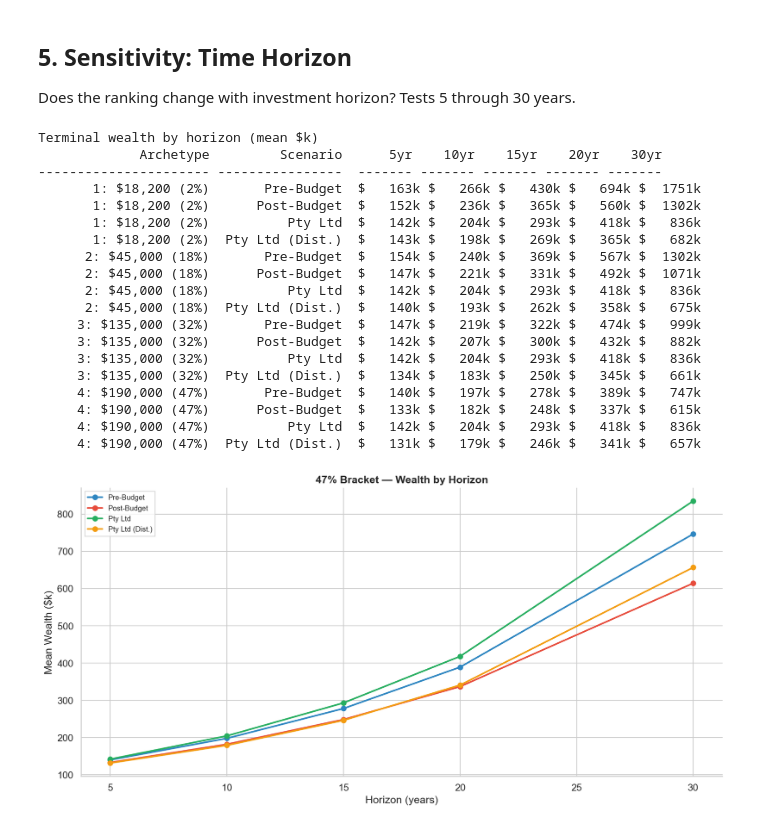
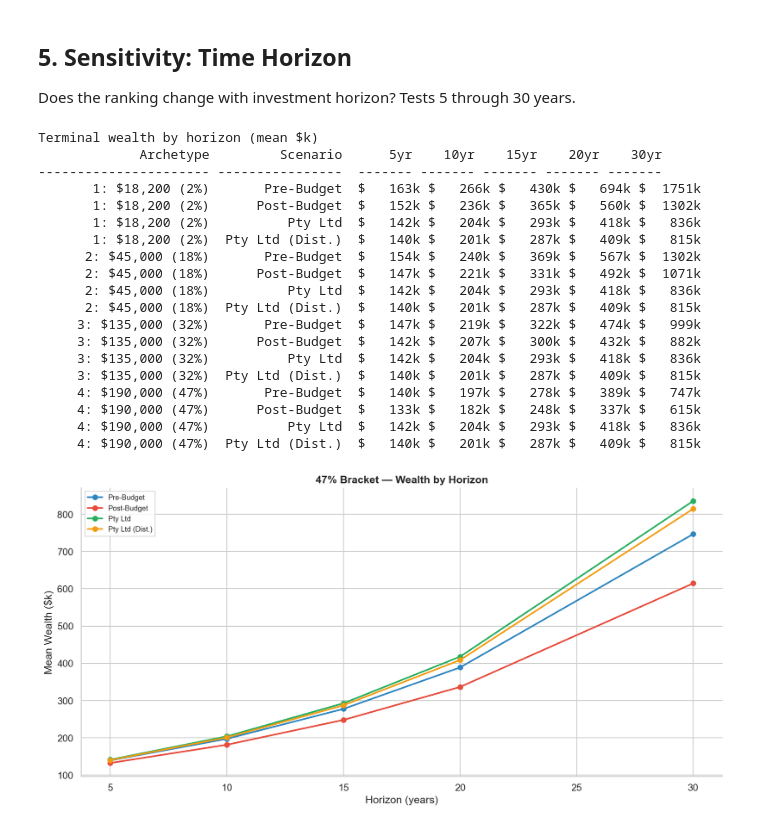
Before and after one commit to shanehull/structuring-scenarios, a Jupyter notebook: scenarios.ipynb, the cells around one changed output. Drawn from its saved outputs; the diff is of its cells as text; code cells hidden in the pictures.

Commit message:
R_DIST=0.32 (incl. Medicare), multi-year distribution under 135k threshold

```diff
--- a/scenarios.ipynb
+++ b/scenarios.ipynb
@@ -42,6 +42,12 @@ DIV_YIELD = 0.03
 CPI       = 0.025
 CORP_RATE = 0.30
 RHO       = 0.35
+
+# Pty Ltd (Dist.): profits drawn down over multiple retirement years, keeping
+# total taxable income under ~$135k. Effective individual rate ≈ 32%
+# (30% base + 2% Medicare). Franking credits offset most of this.
+# Net top-up: grossed_up × (0.32 − 0.30) = grossed_up × 0.02.
+R_DIST = 0.32
 
 # Dividend franking: most ASX dividends are fully franked at 30%
 FRANKING_PCT  = 0.80   # fraction of dividends that are fully franked
@@ -73,10 +79,10 @@ TURNOVER_B = 6
 MAX_TURNOVER = 0.50
 
 ARCHETYPES = {
-    '1: $18,200 (2%)':   {'mr': 0.02, 'income': 18200},
-    '2: $45,000 (18%)':  {'mr': 0.18, 'income': 45000},
-    '3: $135,000 (32%)': {'mr': 0.32, 'income': 135000},
-    '4: $190,000 (47%)': {'mr': 0.47, 'income': 190000},
+    '1: $18,200 (2%)':   {'mr': 0.02},
+    '2: $45,000 (18%)':  {'mr': 0.18},
+    '3: $135,000 (32%)': {'mr': 0.32},
+    '4: $190,000 (47%)': {'mr': 0.47},
 }
 SCENARIOS = ['Pre-Budget', 'Post-Budget', 'Pty Ltd', 'Pty Ltd (Dist.)']
 COLS = ['#2e86c1', '#e74c3c', '#27ae60', '#f39c12']
@@ -145,7 +151,7 @@ Mean losers per portfolio: 6.3 of 20
 # %% [markdown]
 ## Simulation engine
 # %%
-def simulate(mr, scenario, other_income=0):
+def simulate(mr, scenario):
     values       = np.full((N_SIMS, N_STOCKS), INIT_PER_STK, dtype=float)
     cost_bases   = np.full((N_SIMS, N_STOCKS), INIT_PER_STK, dtype=float)
     cost_years   = np.zeros((N_SIMS, N_STOCKS), dtype=int)  # purchase year per position
@@ -265,10 +271,8 @@ def simulate(mr, scenario, other_income=0):
         max_frank = dividend * CORP_RATE / (1 - CORP_RATE)
         franking  = np.minimum(cum_franking, max_frank)
         grossed_up = dividend + franking
-        # Progressive: distribution sits on top of other income
-        tax_pre   = _progressive_tax(np.full(N_SIMS, other_income))
-        tax_post  = _progressive_tax(np.full(N_SIMS, other_income) + grossed_up)
-        ind_tax   = tax_post - tax_pre
+        # Distributed over multiple years under ~$135k threshold → 30% effective
+        ind_tax   = grossed_up * R_DIST
         net_tax   = ind_tax - franking
         final     = roc + dividend - net_tax
         total_tax = cum_div_tax + cum_cgt + np.maximum(net_tax, 0) - np.maximum(-net_tax, 0)
@@ -328,10 +332,9 @@ def _regenerate_shared(years, n_sims):
 all_results = {}
 for arch_label, arch in ARCHETYPES.items():
     mr = arch['mr']
-    inc = arch['income']
     all_results[arch_label] = {}
     for sc in SCENARIOS:
-        all_results[arch_label][sc] = simulate(mr, sc, inc)
+        all_results[arch_label][sc] = simulate(mr, sc)
         print(f"  {arch_label} / {sc} done")
 # %% [output]
   1: $18,200 (2%) / Pre-Budget done
@@ -403,10 +406,9 @@ print(f'\n{"Archetype":>22s} {"Pre-Budget":>12s} {"Post-Budget":>12s} {"Pty Ltd"
 print('-' * 76)
 for arch_label, arch in ARCHETYPES.items():
     mr = arch['mr']
-    inc = arch['income']
     vals = []
     for sc in SCENARIOS:
-        r = simulate(mr, sc, inc)
+        r = simulate(mr, sc)
         vals.append(r[0].mean())
     print(f'{arch_label:>22s} ' + ' '.join(f'${v:>11,.0f}' for v in vals))
 
@@ -585,26 +587,23 @@ print(f'{"-"*22:>22s} {"-"*16:>16s}  {"-"*7:>7s} {"-"*7:>7s} {"-"*7:>7s} {"-"*7:
 
 for arch_label, arch in ARCHETYPES.items():
     mr = arch['mr']
-    inc = arch['income']
     for sc in SCENARIOS:
         vals = []
         for y in HORIZONS:
             _regenerate_shared(y, S_SIMS)
-            r = simulate(mr, sc, inc)
+            r = simulate(mr, sc)
             vals.append(r[0].mean() / 1000)
         print(f'{arch_label:>22s} {sc:>16s}  ' + ' '.join(f'${v:>6.0f}k' for v in vals))
 
-# Build chart data
 horizon_data = {}
 for arch_label, arch in ARCHETYPES.items():
     mr = arch['mr']
-    inc = arch['income']
     horizon_data[arch_label] = {}
     for sc in SCENARIOS:
         vals = []
         for y in HORIZONS:
             _regenerate_shared(y, S_SIMS)
-            r = simulate(mr, sc, inc)
+            r = simulate(mr, sc)
             vals.append(r[0].mean() / 1000)
         horizon_data[arch_label][sc] = vals
 
@@ -612,35 +611,35 @@ _restore_globals(_h_saved)
 
 fig, ax = plt.subplots(1, 1, figsize=(12, 6))
 
 for i, sc in enumerate(SCENARIOS):
     ax.plot(HORIZONS, horizon_data['4: $190,000 (47%)'][sc],
             'o-', color=COLS[i], lw=2, markersize=6, label=sc)
 ax.set_xlabel('Horizon (years)'); ax.set_ylabel('Mean Wealth ($k)')
 ax.set_title('47% Bracket — Wealth by Horizon', fontweight='bold')
 ax.legend(fontsize=9)
 
 plt.tight_layout()
 plt.savefig('output/horizon_sensitivity.png', bbox_inches='tight')
 if not IN_JUPYTER:
     plt.close()
 # %% [output]
 Terminal wealth by horizon (mean $k)
              Archetype         Scenario      5yr    10yr    15yr    20yr    30yr
 ---------------------- ----------------  ------- ------- ------- ------- -------
        1: $18,200 (2%)       Pre-Budget  $   163k $   266k $   430k $   694k $  1751k
        1: $18,200 (2%)      Post-Budget  $   152k $   236k $   365k $   560k $  1302k
        1: $18,200 (2%)          Pty Ltd  $   142k $   204k $   293k $   418k $   836k
-       1: $18,200 (2%)  Pty Ltd (Dist.)  $   143k $   198k $   269k $   365k $   682k
+       1: $18,200 (2%)  Pty Ltd (Dist.)  $   140k $   201k $   287k $   409k $   815k
       2: $45,000 (18%)       Pre-Budget  $   154k $   240k $   369k $   567k $  1302k
       2: $45,000 (18%)      Post-Budget  $   147k $   221k $   331k $   492k $  1071k
       2: $45,000 (18%)          Pty Ltd  $   142k $   204k $   293k $   418k $   836k
-      2: $45,000 (18%)  Pty Ltd (Dist.)  $   140k $   193k $   262k $   358k $   675k
+      2: $45,000 (18%)  Pty Ltd (Dist.)  $   140k $   201k $   287k $   409k $   815k
      3: $135,000 (32%)       Pre-Budget  $   147k $   219k $   322k $   474k $   999k
      3: $135,000 (32%)      Post-Budget  $   142k $   207k $   300k $   432k $   882k
      3: $135,000 (32%)          Pty Ltd  $   142k $   204k $   293k $   418k $   836k
-     3: $135,000 (32%)  Pty Ltd (Dist.)  $   134k $   183k $   250k $   345k $   661k
+     3: $135,000 (32%)  Pty Ltd (Dist.)  $   140k $   201k $   287k $   409k $   815k
      4: $190,000 (47%)       Pre-Budget  $   140k $   197k $   278k $   389k $   747k
      4: $190,000 (47%)      Post-Budget  $   133k $   182k $   248k $   337k $   615k
      4: $190,000 (47%)          Pty Ltd  $   142k $   204k $   293k $   418k $   836k
-     4: $190,000 (47%)  Pty Ltd (Dist.)  $   131k $   179k $   246k $   341k $   657k
+     4: $190,000 (47%)  Pty Ltd (Dist.)  $   140k $   201k $   287k $   409k $   815k
-[figure, old version]
+[figure, new version]
```
Also changed, not shown: parts of 5 cells of this notebook, 4 other files.
